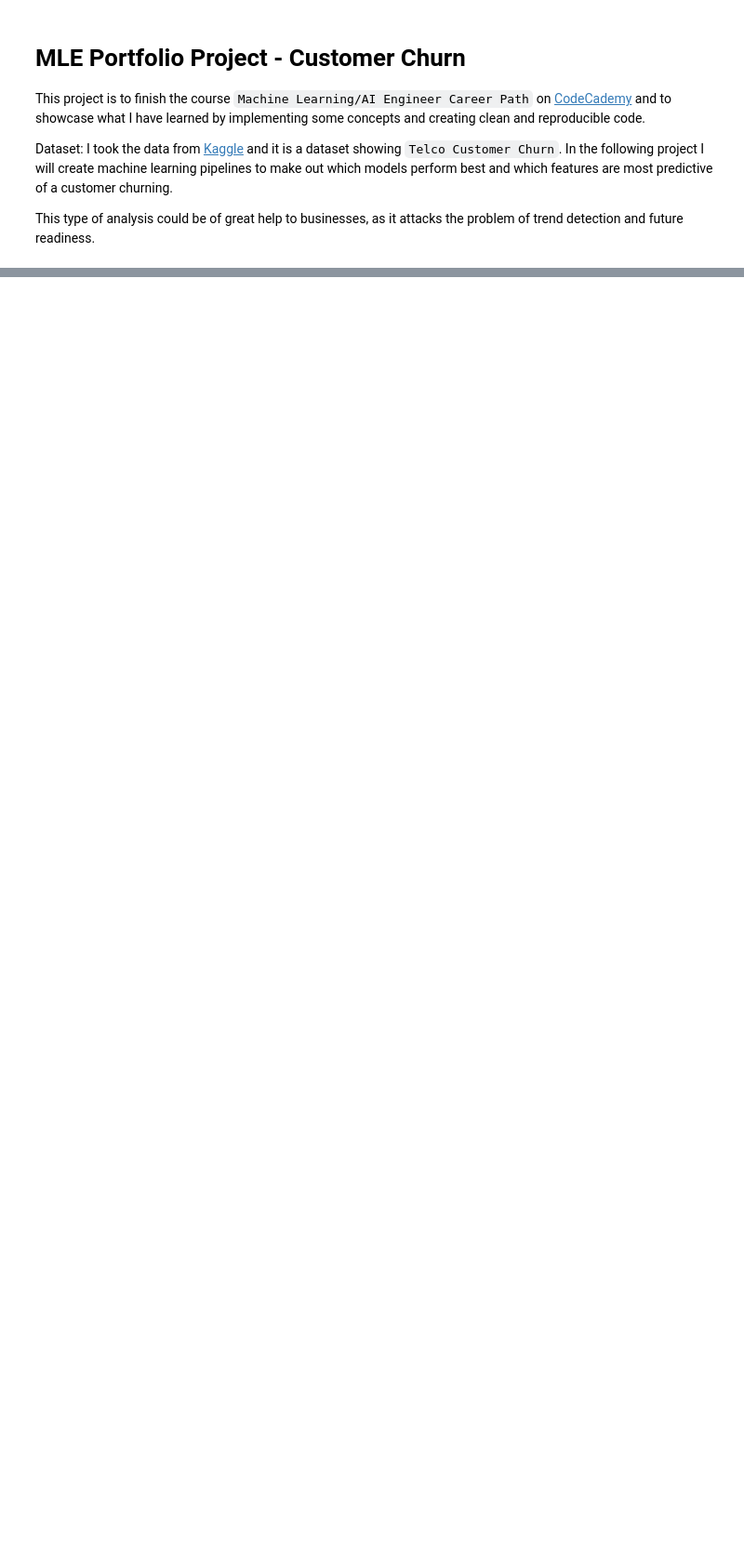
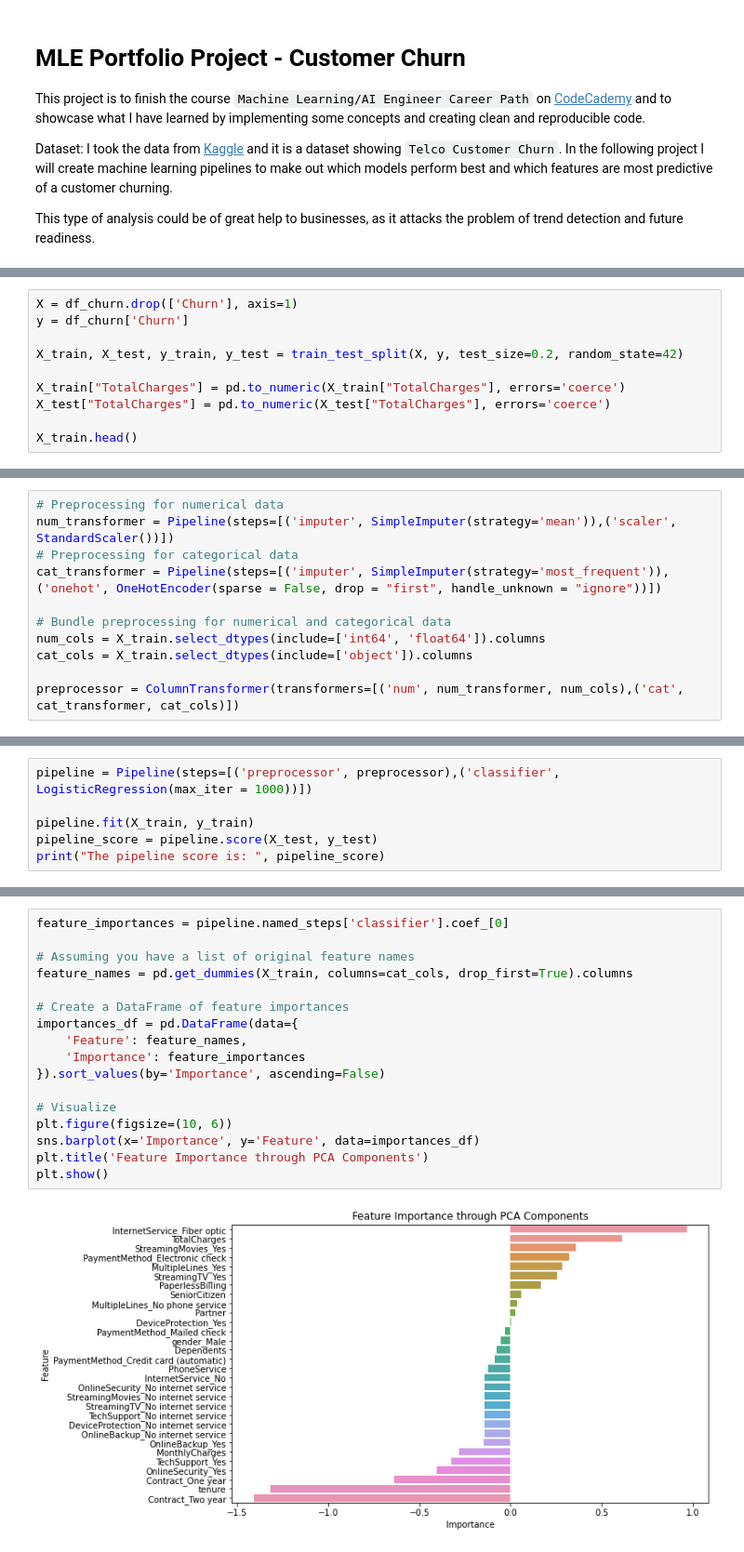
Before and after one commit to DavidM199/MLE_Portfolio_Project, a Jupyter notebook: portfolio_project.ipynb, the cells around one changed output, grey strips where cells are left out. Shown at 93% size. Drawn from its saved outputs; the diff is of its cells as text; blank space fills up the shorter version.

```diff
--- a/portfolio_project.ipynb
+++ b/portfolio_project.ipynb
@@ -21,0 +71,10 @@ from sklearn.decomposition import PCA
+# %%
+X = df_churn.drop(['Churn'], axis=1)
+y = df_churn['Churn']
+
+X_train, X_test, y_train, y_test = train_test_split(X, y, test_size=0.2, random_state=42)
+
+X_train["TotalCharges"] = pd.to_numeric(X_train["TotalCharges"], errors='coerce')
+X_test["TotalCharges"] = pd.to_numeric(X_test["TotalCharges"], errors='coerce')
+
+X_train.head()
@@ -21,0 +90,11 @@ from sklearn.decomposition import PCA
+# %%
+# Preprocessing for numerical data
+num_transformer = Pipeline(steps=[('imputer', SimpleImputer(strategy='mean')),('scaler', StandardScaler())])
+# Preprocessing for categorical data
+cat_transformer = Pipeline(steps=[('imputer', SimpleImputer(strategy='most_frequent')),('onehot', OneHotEncoder(sparse = False, drop = "first", handle_unknown = "ignore"))])
+
+# Bundle preprocessing for numerical and categorical data
+num_cols = X_train.select_dtypes(include=['int64', 'float64']).columns
+cat_cols = X_train.select_dtypes(include=['object']).columns
+
+preprocessor = ColumnTransformer(transformers=[('num', num_transformer, num_cols),('cat', cat_transformer, cat_cols)])
@@ -21,0 +105,6 @@ from sklearn.decomposition import PCA
+# %%
+pipeline = Pipeline(steps=[('preprocessor', preprocessor),('classifier', LogisticRegression(max_iter = 1000))])
+
+pipeline.fit(X_train, y_train)
+pipeline_score = pipeline.score(X_test, y_test)
+print("The pipeline score is: ", pipeline_score)
@@ -21,0 +123,19 @@ from sklearn.decomposition import PCA
+# %%
+feature_importances = pipeline.named_steps['classifier'].coef_[0]
+
+# Assuming you have a list of original feature names
+feature_names = pd.get_dummies(X_train, columns=cat_cols, drop_first=True).columns
+
+# Create a DataFrame of feature importances
+importances_df = pd.DataFrame(data={
+    'Feature': feature_names,
+    'Importance': feature_importances
+}).sort_values(by='Importance', ascending=False)
+
+# Visualize
+plt.figure(figsize=(10, 6))
+sns.barplot(x='Importance', y='Feature', data=importances_df)
+plt.title('Feature Importance through PCA Components')
+plt.show()
+# %% [output]
+[figure, added]
```
Also changed, not shown: parts of 24 cells of this notebook.
